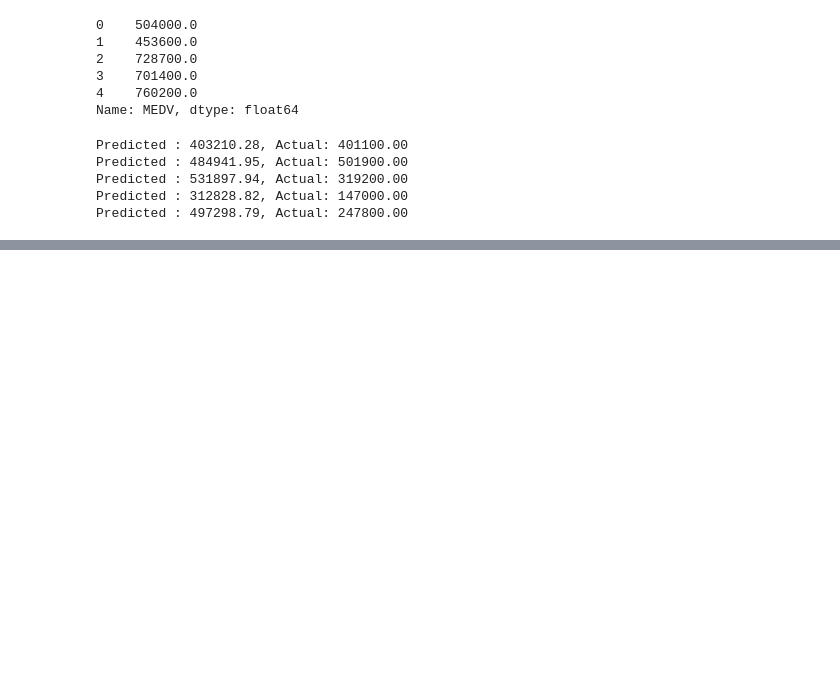
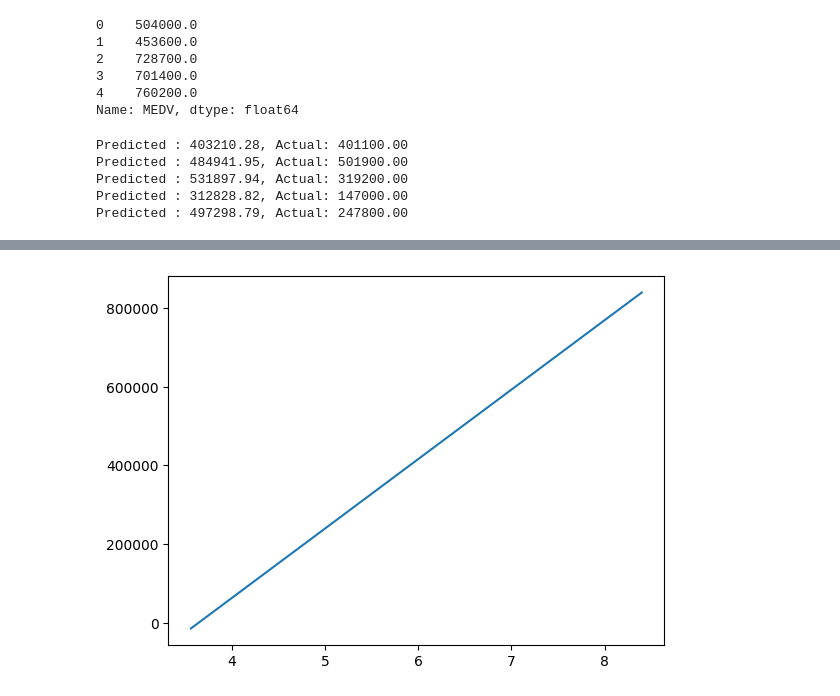
Before and after one commit to subenakhatun/Professional-Certificate-in-Python-for-Machine-Learning-and-Data-Science, a Jupyter notebook: MachineLearning/linearregression.ipynb, the cells around one changed output, grey strips where cells are left out. Cells and saved outputs as stored; diff of their text form; code cells hidden in the pictures; blank space fills up the shorter version.

```diff
--- a/MachineLearning/linearregression.ipynb
+++ b/MachineLearning/linearregression.ipynb
@@ -104,0 +141,8 @@ Predicted : 497298.79, Actual: 247800.00
+# %%
+# plot the regression line
+xline = np.linspace(x.min(),x.max(),100).reshape(-1,1)
+yline = model.predict(xline)
+plt.plot(xline,yline)
+plt.show()
+# %% [output]
+[figure, added]
```
Also changed, not shown: parts of 7 cells of this notebook.
